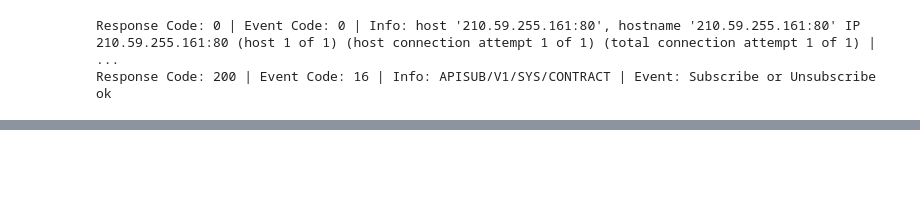
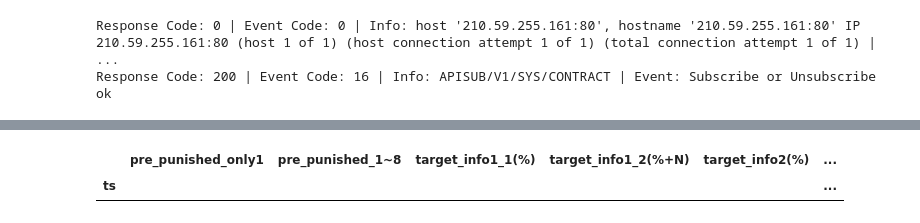
Before and after one commit to gostcok/WarningList, a Jupyter notebook: shioaji.ipynb, the cells around one changed output, grey strips where cells are left out. Saved outputs shown, nothing was run; the diff lists cells and outputs as text; code cells hidden in the pictures; blank space fills up the shorter version.

```diff
--- a/shioaji.ipynb
+++ b/shioaji.ipynb
@@ -29,0 +193,95 @@ kbars = api.kbars(
+# %%
+stock_code='5438'
+kbars=get_kbar(stock_code)
+# %%
+df = pd.DataFrame({**kbars})
+df.ts = pd.to_datetime(df.ts)
+df = df.groupby(df.ts.dt.date).agg({ "Open": "first", "High": "max", "Low": "min", "Close": "last", "Volume": "sum", "Amount": "sum" })
+df.drop(columns=["Open", "High", "Low", 'Amount'], inplace=True)
+df['code']=stock_code
+df['pct'] = df['Close'].pct_change()
+df['6pct'] = df['pct'].rolling(6).sum()
+
+df['30pct'] = df['Close'].pct_change(29)
+df['60pct'] = df['Close'].pct_change(59)
+df['90pct'] = df['Close'].pct_change(89)
+
+df['60volume'] = df['Volume'].rolling(60).mean()
+############################################################第一款############################################################
+iterm1_1 = (df['6pct']*100 > 32)
+iterm1_2 = (df['6pct']*100 > 25) & (df['Close'] - df['Close'].shift(5) >=50)
+############################################################第二款############################################################
+iterm2_1 = (df['30pct'] * 100 >100)
+iterm2_2 = (df['60pct'] * 100 >130)
+iterm2_3 = (df['90pct'] * 100 >160)
+item2_all = (df['Close']>df["Close"].shift(1))
+############################################################第三款############################################################
+iterm3 = (df['6pct'] * 100 > 25) & (df['Volume'] > df['60volume'] * 5 )
+############################################################注意條件############################################################
+df['notice_only1']= (iterm1_1 | iterm1_2)
+df['notice_1~8']= (iterm1_1 | iterm1_2) | ((iterm2_1 | iterm2_2 | iterm2_3) & item2_all) | (iterm3)
+############################################################待處置條件############################################################
+df['pre_punished_only1'] = (df['notice_only1'].rolling(2).sum()==2) & (df['notice_only1'].rolling(3).sum()!=3)
+df['pre_punished_1~8'] = (df['notice_1~8'].rolling(4).sum()==4) & (df['notice_1~8'].rolling(5).sum()!=5) | (df['notice_1~8'].rolling(9).sum()==5) | (df['notice_1~8'].rolling(29).sum()==11)
+############################################################進處置標準############################################################
+####################第一款標準####################
+df['target_pct1_1(%)'] = (32-df['pct'].rolling(5).sum()*100).where(df['pre_punished_only1'] | df['pre_punished_1~8'])
+df['target_pct1_2_v1(%)'] = (25-df['pct'].rolling(5).sum()*100).where(df['pre_punished_only1'] | df['pre_punished_1~8'])
+df['target_pct1_2_v2($)'] = (df['Close'].shift(4) + 50).where(df['pre_punished_only1'] | df['pre_punished_1~8'])
+
+df['target_info1_1(%)'] = df.apply(
+    lambda row: '一定處置' if pd.notna(row['target_pct1_1(%)']) and row['target_pct1_1(%)'] < -10
+                else f"漲超過{row['target_pct1_1(%)']:.2f}%以上,價位:{row['Close']*(1+row['target_pct1_1(%)']/100):.2f}"
+                if pd.notna(row['target_pct1_1(%)']) else None,
+    axis=1
+)
+
+df['target_info1_2(%+N)'] = df.apply(
+    lambda row: '一定處置' if (pd.notna(row['target_pct1_2_v1(%)'])) and (row['target_pct1_2_v1(%)'] < -10) and (row['target_pct1_2_v2($)'] < row['Close']*0.9 )
+                else f"漲超過{row['target_pct1_2_v1(%)']:.2f}%以上,價位:{max(row['target_pct1_2_v2($)'],row['Close']*(1+row['target_pct1_2_v1(%)']/100)):.2f}"
+                if pd.notna(row['target_pct1_2_v1(%)']) else None,
+    axis=1
+)
+####################第二款標準####################
+df['target_pct2_1(%)'] = (100-df['Close'].pct_change(28)*100).where(df['pre_punished_1~8'])
+df['target_pct2_2(%)'] = (130-df['Close'].pct_change(58)*100).where(df['pre_punished_1~8'])
+df['target_pct2_3(%)'] = (160-df['Close'].pct_change(88)*100).where(df['pre_punished_1~8'])
+
+df['target_pct_2($)'] = df['Close'].where(df['pre_punished_1~8'])
+
+df['target_info2(%)'] = df.apply(
+    lambda row: '起訖漲幅一定達標' if pd.notna(row['target_pct2_1(%)']) and max(row['target_pct2_1(%)'],row['target_pct2_2(%)'],row['target_pct2_3(%)']) < -10
+                else f"漲超過{min(row['target_pct2_1(%)'],row['target_pct2_2(%)'],row['target_pct2_3(%)']):.2f}%以上"
+                if pd.notna(row['target_pct2_1(%)']) else None,
+    axis=1
+)
+
+df['target_info2($)'] = df.apply(
+    lambda row: f"價位:{row['target_pct_2($)']:.2f}"
+                if pd.notna(row['target_pct_2($)']) else None,
+    axis=1
+)
+####################第三款標準####################
+df['target_pct3_v1(%)'] = (25-df['pct'].rolling(5).sum()*100).where(df['pre_punished_1~8'])
+
+# (59v'+v)/60 *5 < v => 59/11v' < v
+df['target_pct3_v2(volume)'] = (df['Volume'].rolling(59).sum()/11).where(df['pre_punished_1~8'])
+
+df['target_info3(%)'] = df.apply(
+    lambda row: '累積漲幅一定達標' if pd.notna(row['target_pct3_v1(%)']) and row['target_pct3_v1(%)'] < -10
+                else f"漲超過{row['target_pct3_v1(%)']:.2f}%以上,價位:{ row['Close']*(1+row['target_pct3_v1(%)']/100):.2f}"
+                if pd.notna(row['target_pct3_v1(%)']) else None,
+    axis=1
+)
+
+df['target_info3(volume)'] = df.apply(
+    lambda row: f"量:{int(row['target_pct3_v2(volume)'])}"
+                if pd.notna(row['target_pct3_v2(volume)']) else None,
+    axis=1
+)
+
+df = df[(df['pre_punished_only1'] | df['pre_punished_1~8'])][['pre_punished_only1','pre_punished_1~8','target_info1_1(%)','target_info1_2(%+N)','target_info2(%)','target_info2($)','target_info3(%)','target_info3(volume)']]
+df
+# %% [output]
+|  | pre_punished_only1 | pre_punished_1~8 | target_info1_1(%) | target_info1_2(%+N) | target_info2(%) | ... |
+| ts |  |  |  |  |  | ... |
```
Also changed, not shown: parts of 21 cells of this notebook, 20 other files.
